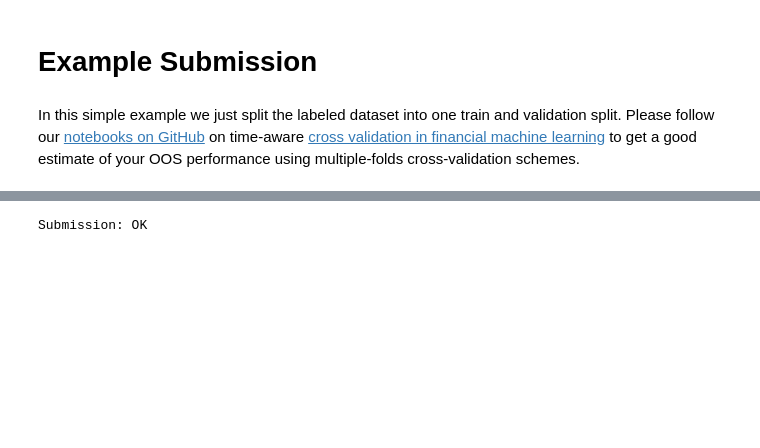
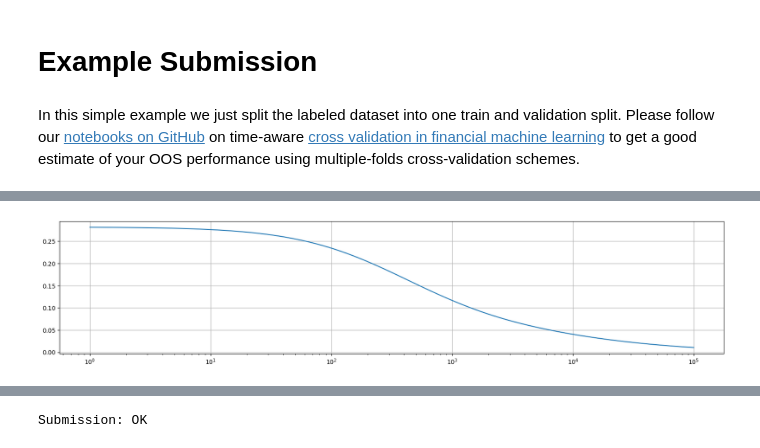
Before and after one commit to crunchdao/datacrunch-notebooks, a Jupyter notebook: python/quickstarter_notebook_master2.0.ipynb, the cells around one changed output, grey strips where cells are left out. Saved outputs shown, nothing was run; the diff lists cells and outputs as text; code cells hidden in the pictures; blank space fills up the shorter version.

```diff
--- a/python/quickstarter_notebook_master2.0.ipynb
+++ b/python/quickstarter_notebook_master2.0.ipynb
@@ -389,3 +412,6 @@ plt.grid()
 # %%
 plt.figure(figsize=(20, 4))
-plt.semilogx(alphas,
+plt.semilogx(alphas, grid_coeff_norms)
+plt.grid()
+# %% [output]
+[figure, added]
```
Also changed, not shown: parts of 17 cells of this notebook.
